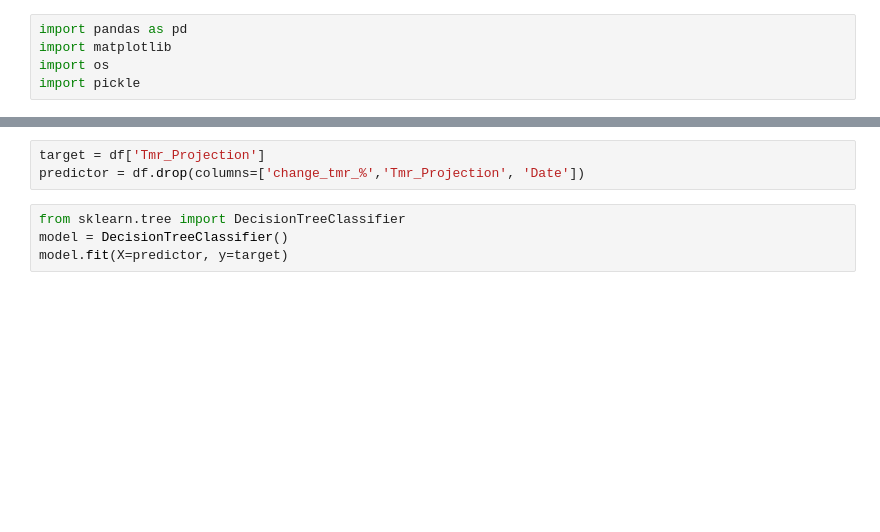
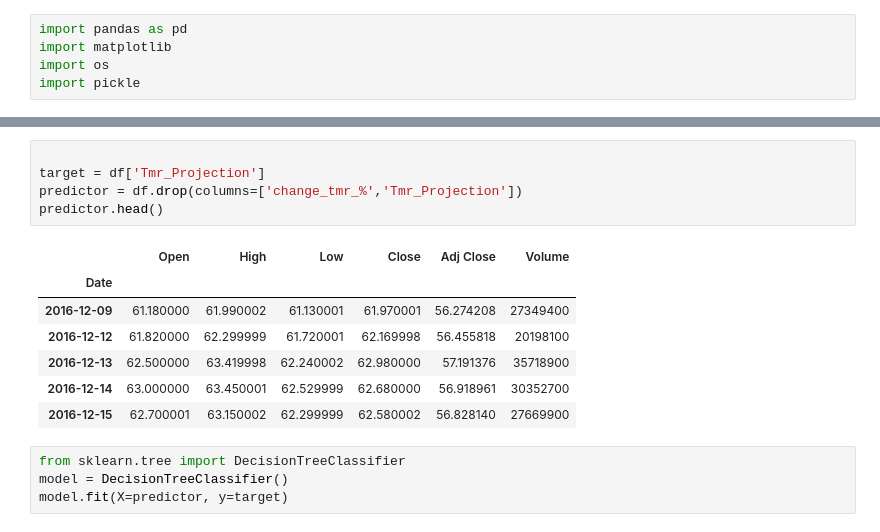
Before and after one commit to Bavenraj/Python_For_Trading, a Jupyter notebook: classification_model.ipynb, the cells around one changed output, grey strips where cells are left out. Saved outputs shown, nothing was run; the diff lists cells and outputs as text; blank space fills up the shorter version.

```diff
--- a/classification_model.ipynb
+++ b/classification_model.ipynb
@@ -16,6 +18,16 @@ df.head()
 # %%
+
 target = df['Tmr_Projection']
-predictor = df.drop(columns=['change_tmr_%','Tmr_Projection', 'Date'])
+predictor = df.drop(columns=['change_tmr_%','Tmr_Projection'])
+predictor.head()
+# %% [output]
+|  | Open | High | Low | Close | Adj Close | Volume |
+| Date |  |  |  |  |  |  |
+| 2016-12-09 | 61.180000 | 61.990002 | 61.130001 | 61.970001 | 56.274208 | 27349400 |
+| 2016-12-12 | 61.820000 | 62.299999 | 61.720001 | 62.169998 | 56.455818 | 20198100 |
+| 2016-12-13 | 62.500000 | 63.419998 | 62.240002 | 62.980000 | 57.191376 | 35718900 |
+| 2016-12-14 | 63.000000 | 63.450001 | 62.529999 | 62.680000 | 56.918961 | 30352700 |
+| 2016-12-15 | 62.700001 | 63.150002 | 62.299999 | 62.580002 | 56.828140 | 27669900 |
 # %%
 from sklearn.tree import DecisionTreeClassifier
 model = DecisionTreeClassifier()
```
Also changed, not shown: parts of 5 cells of this notebook, 6 other files.
